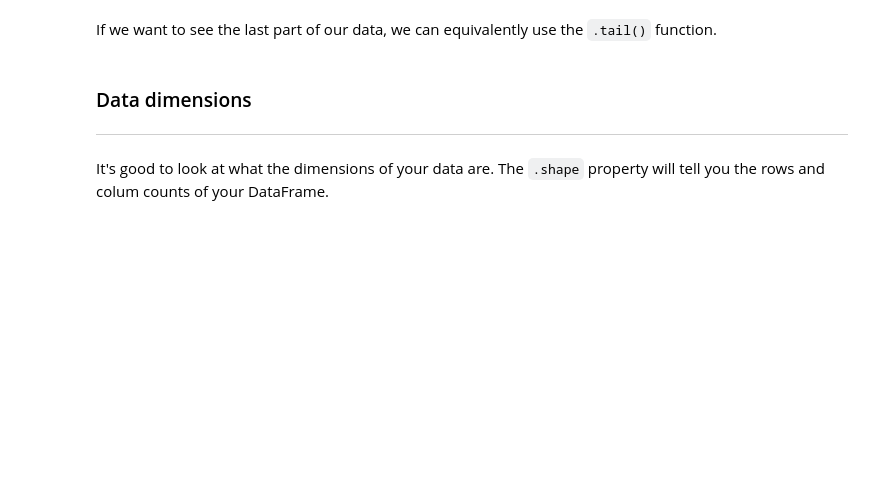
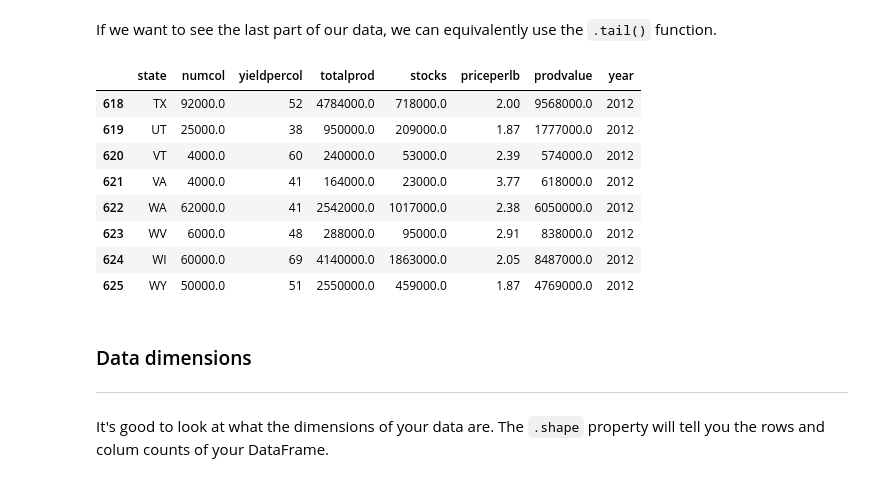
Before and after one commit to AbdullahMu/intro-pandas, a Jupyter notebook: intro-to-pandas.ipynb, the cells around one changed output. Cells and saved outputs as stored; diff of their text form; code cells hidden in the pictures; blank space fills up the shorter version.

````diff
--- a/intro-to-pandas.ipynb
+++ b/intro-to-pandas.ipynb
@@ -148,6 +161,17 @@
 If we want to see the last part of our data, we can equivalently use the ```.tail()``` function.
 # %%
 # print tail
+bee.tail(8)
+# %% [output]
+|  | state | numcol | yieldpercol | totalprod | stocks | priceperlb | prodvalue | year |
+| 618 | TX | 92000.0 | 52 | 4784000.0 | 718000.0 | 2.00 | 9568000.0 | 2012 |
+| 619 | UT | 25000.0 | 38 | 950000.0 | 209000.0 | 1.87 | 1777000.0 | 2012 |
+| 620 | VT | 4000.0 | 60 | 240000.0 | 53000.0 | 2.39 | 574000.0 | 2012 |
+| 621 | VA | 4000.0 | 41 | 164000.0 | 23000.0 | 3.77 | 618000.0 | 2012 |
+| 622 | WA | 62000.0 | 41 | 2542000.0 | 1017000.0 | 2.38 | 6050000.0 | 2012 |
+| 623 | WV | 6000.0 | 48 | 288000.0 | 95000.0 | 2.91 | 838000.0 | 2012 |
+| 624 | WI | 60000.0 | 69 | 4140000.0 | 1863000.0 | 2.05 | 8487000.0 | 2012 |
+| 625 | WY | 50000.0 | 51 | 2550000.0 | 459000.0 | 1.87 | 4769000.0 | 2012 |
 # %% [markdown]
 <a id='data_dimensions'></a>
 
````
Also changed, not shown: parts of 44 cells of this notebook, 1 other file.
